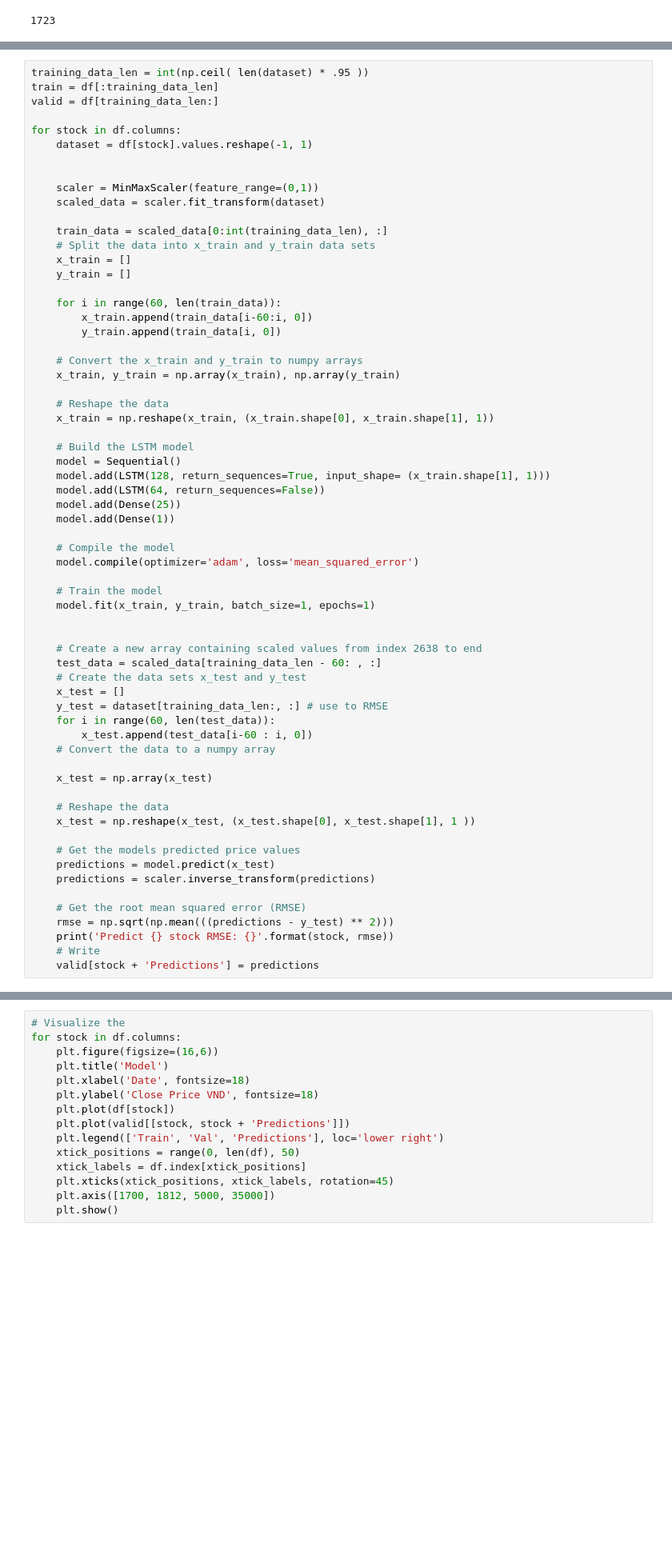
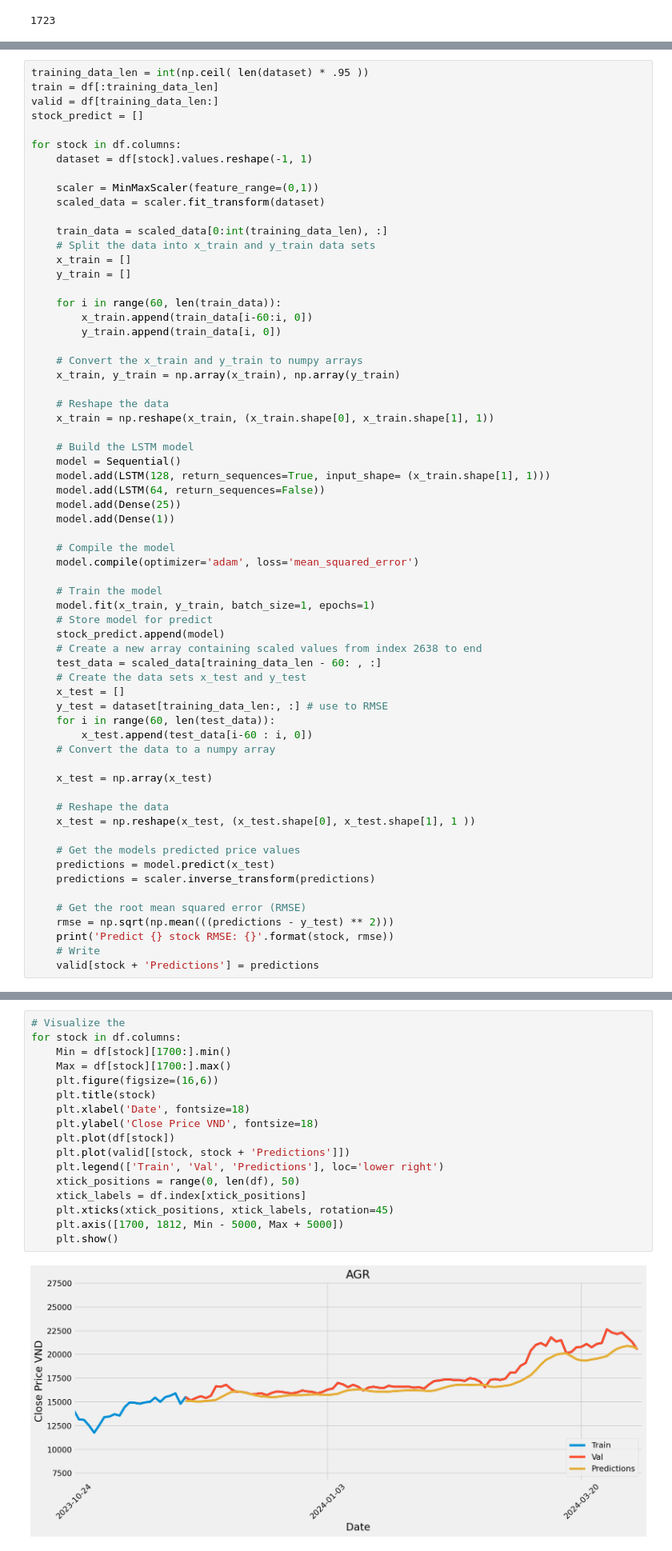
Before and after one commit to HoangHuyyyy/CSC14115, a Jupyter notebook: LSTM.ipynb, the cells around one changed output, grey strips where cells are left out. Shown: that part at 80% size. Saved outputs shown, nothing was run; the diff lists cells and outputs as text; blank space fills up the shorter version.

```diff
--- a/LSTM.ipynb
+++ b/LSTM.ipynb
@@ -156,10 +181,10 @@ plt.show()
 training_data_len = int(np.ceil( len(dataset) * .95 ))
 train = df[:training_data_len]
 valid = df[training_data_len:]
+stock_predict = []
 
 for stock in df.columns:
     dataset = df[stock].values.reshape(-1, 1)
-
 
     scaler = MinMaxScaler(feature_range=(0,1))
     scaled_data = scaler.fit_transform(dataset)
@@ -191,8 +216,8 @@ for stock in df.columns:
 
     # Train the model
     model.fit(x_train, y_train, batch_size=1, epochs=1)
-
-
+    # Store model for predict
+    stock_predict.append(model)
     # Create a new array containing scaled values from index 2638 to end
     test_data = scaled_data[training_data_len - 60: , :]
     # Create the data sets x_test and y_test
@@ -238,15 +257,19 @@ Predict CTG stock RMSE: 703.5956341235486
 # %%
 # Visualize the
 for stock in df.columns:
+    Min = df[stock][1700:].min()
+    Max = df[stock][1700:].max()
     plt.figure(figsize=(16,6))
-    plt.title('Model')
+    plt.title(stock)
     plt.xlabel('Date', fontsize=18)
     plt.ylabel('Close Price VND', fontsize=18)
     plt.plot(df[stock])
     plt.plot(valid[[stock, stock + 'Predictions']])
     plt.legend(['Train', 'Val', 'Predictions'], loc='lower right')
     xtick_positions = range(0, len(df), 50)
     xtick_labels = df.index[xtick_positions]
     plt.xticks(xtick_positions, xtick_labels, rotation=45)
-    plt.axis([1700, 1812, 5000, 35000])
+    plt.axis([1700, 1812, Min - 5000, Max + 5000])
     plt.show()
+# %% [output]
+[figure, added]
```
Also changed, not shown: parts of 7 cells of this notebook, 5 other files.
